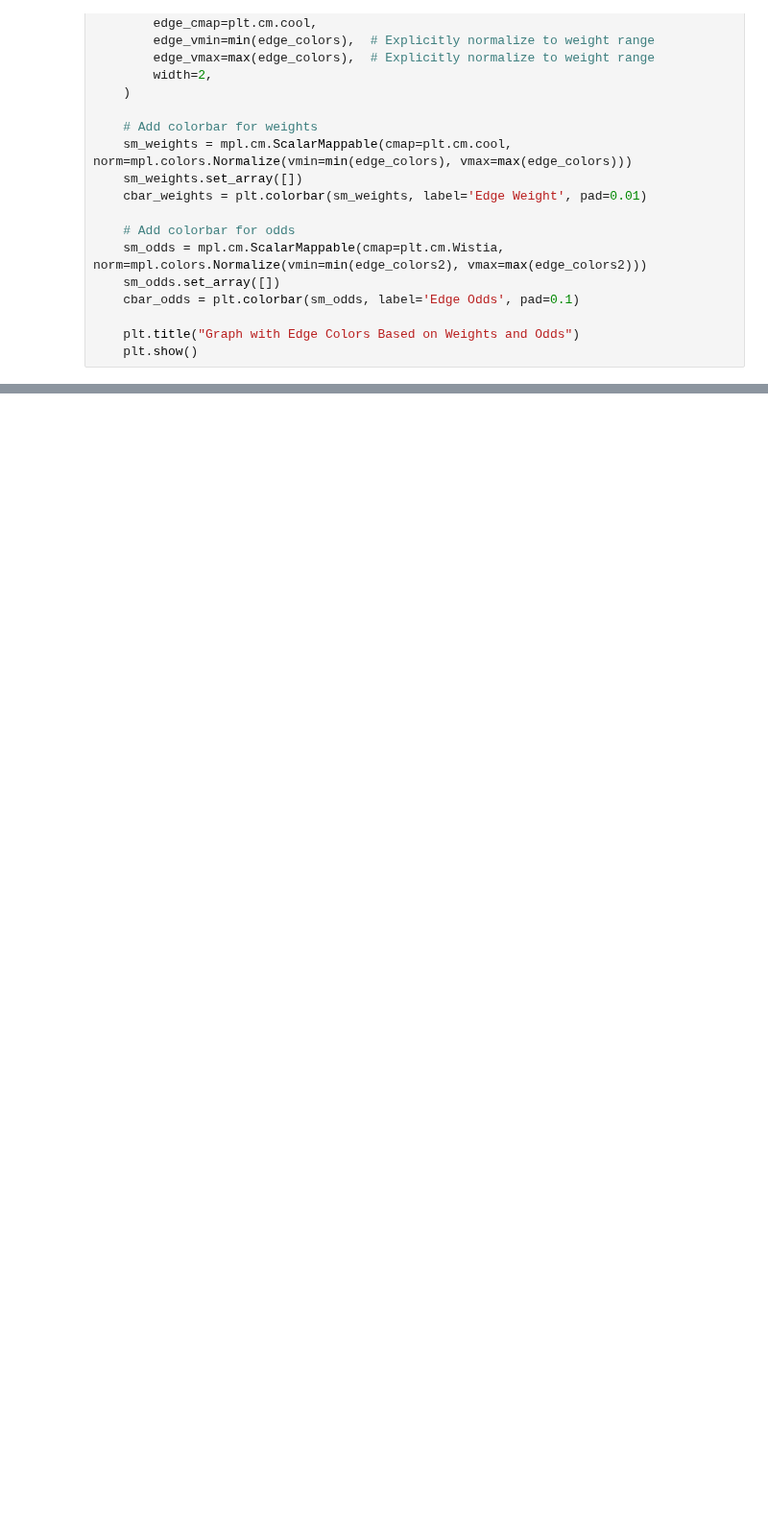
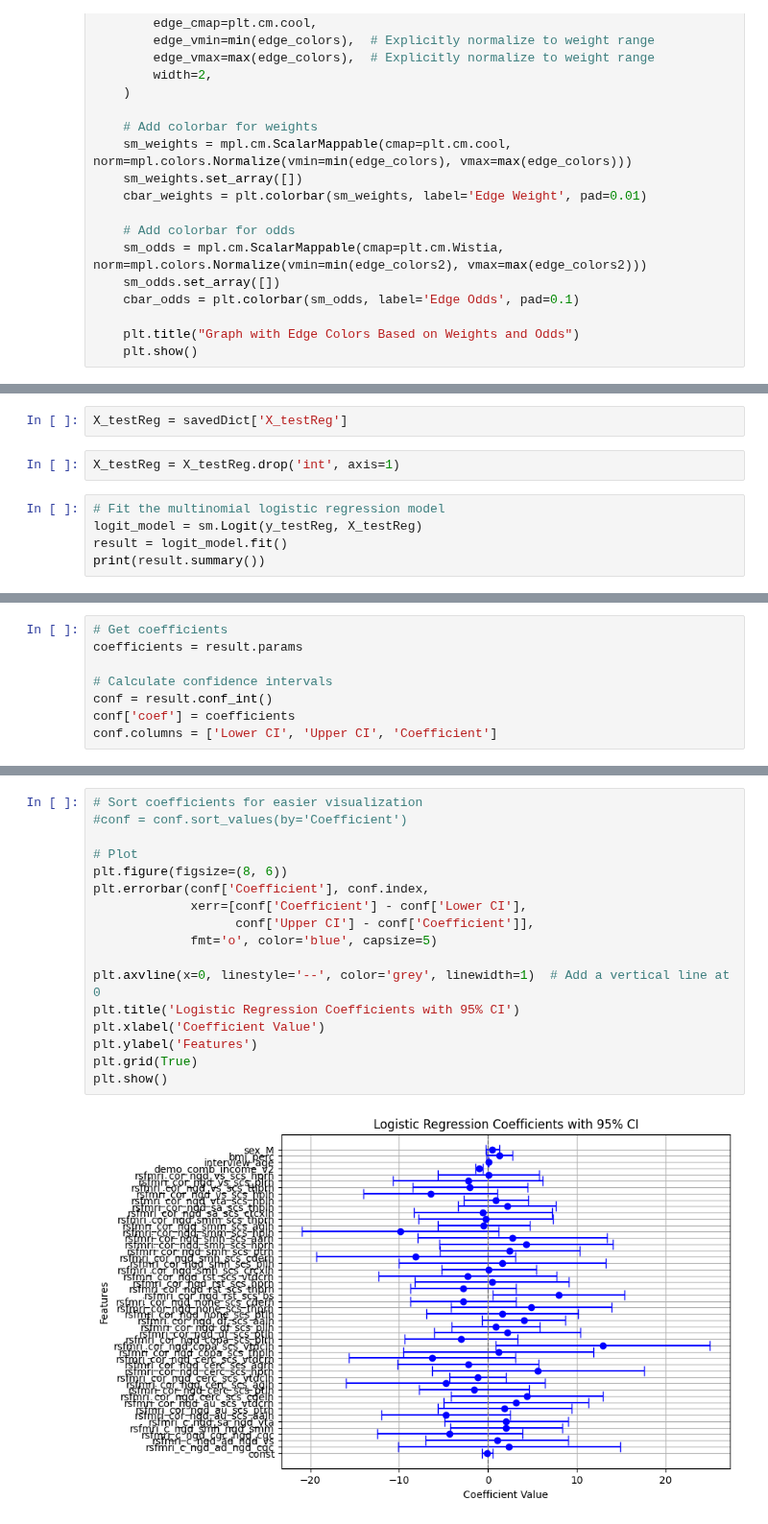
Before and after one commit to grace-shearrer/SSIB-2024, a Jupyter notebook: Scripts_Yana/Final_cleaning_data_scripts/SSBneuroGraph.ipynb, the cells around one changed output, grey strips where cells are left out. Shown at 96% size. Cells and saved outputs as stored; diff of their text form; blank space fills up the shorter version.

```diff
--- a/Scripts_Yana/Final_cleaning_data_scripts/SSBneuroGraph.ipynb
+++ b/Scripts_Yana/Final_cleaning_data_scripts/SSBneuroGraph.ipynb
@@ -372,0 +290,9 @@ grapher(lowG)
+# %%
+X_testReg = savedDict['X_testReg']
+# %%
+X_testReg = X_testReg.drop('int', axis=1)
+# %%
+# Fit the multinomial logistic regression model
+logit_model = sm.Logit(y_testReg, X_testReg)
+result = logit_model.fit()
+print(result.summary())
@@ -372,0 +317,8 @@ grapher(lowG)
+# %%
+# Get coefficients
+coefficients = result.params
+
+# Calculate confidence intervals
+conf = result.conf_int()
+conf['coef'] = coefficients
+conf.columns = ['Lower CI', 'Upper CI', 'Coefficient']
@@ -372,0 +345,19 @@ grapher(lowG)
+# %%
+# Sort coefficients for easier visualization
+#conf = conf.sort_values(by='Coefficient')
+
+# Plot
+plt.figure(figsize=(8, 6))
+plt.errorbar(conf['Coefficient'], conf.index,
+             xerr=[conf['Coefficient'] - conf['Lower CI'],
+                   conf['Upper CI'] - conf['Coefficient']],
+             fmt='o', color='blue', capsize=5)
+
+plt.axvline(x=0, linestyle='--', color='grey', linewidth=1)  # Add a vertical line at 0
+plt.title('Logistic Regression Coefficients with 95% CI')
+plt.xlabel('Coefficient Value')
+plt.ylabel('Features')
+plt.grid(True)
+plt.show()
+# %% [output]
+[figure, added]
```
Also changed, not shown: parts of 42 cells of this notebook, 2 other files.
